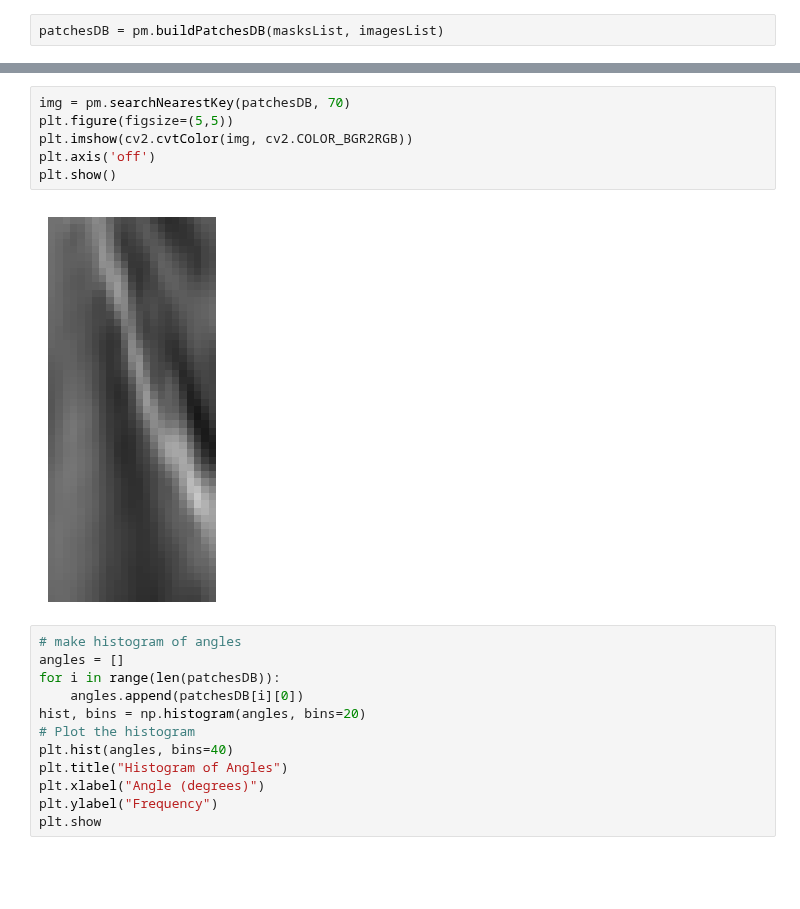
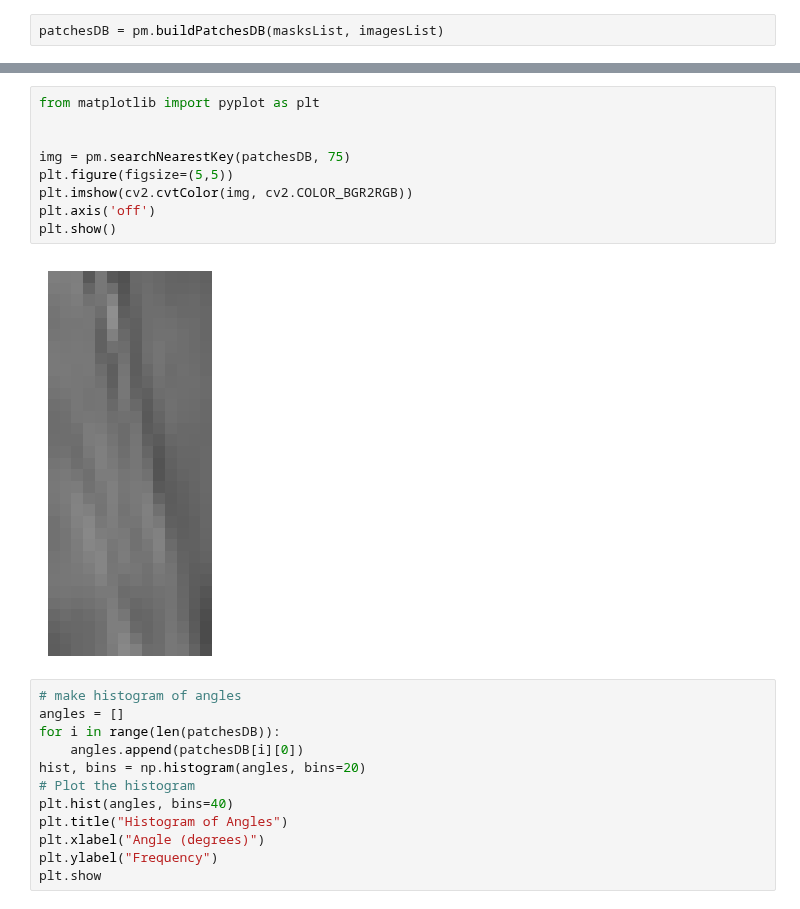
Before and after one commit to lucterres/textureSSD, a Jupyter notebook: angles.ipynb, the cells around one changed output, grey strips where cells are left out. Cells and saved outputs as stored; diff of their text form; blank space fills up the shorter version.

```diff
--- a/angles.ipynb
+++ b/angles.ipynb
@@ -97,11 +87,14 @@ pm.dispArrayImages(patchesDB)
 # %%
-img = pm.searchNearestKey(patchesDB, 70)
+from matplotlib import pyplot as plt
+
+
+img = pm.searchNearestKey(patchesDB, 75)
 plt.figure(figsize=(5,5))
 plt.imshow(cv2.cvtColor(img, cv2.COLOR_BGR2RGB))
 plt.axis('off')
 plt.show()
 # %% [output]
-[figure, old version]
+[figure, new version]
 # %%
 # make histogram of angles
 angles = []
```
Also changed, not shown: parts of 5 cells of this notebook, 2 other files.
